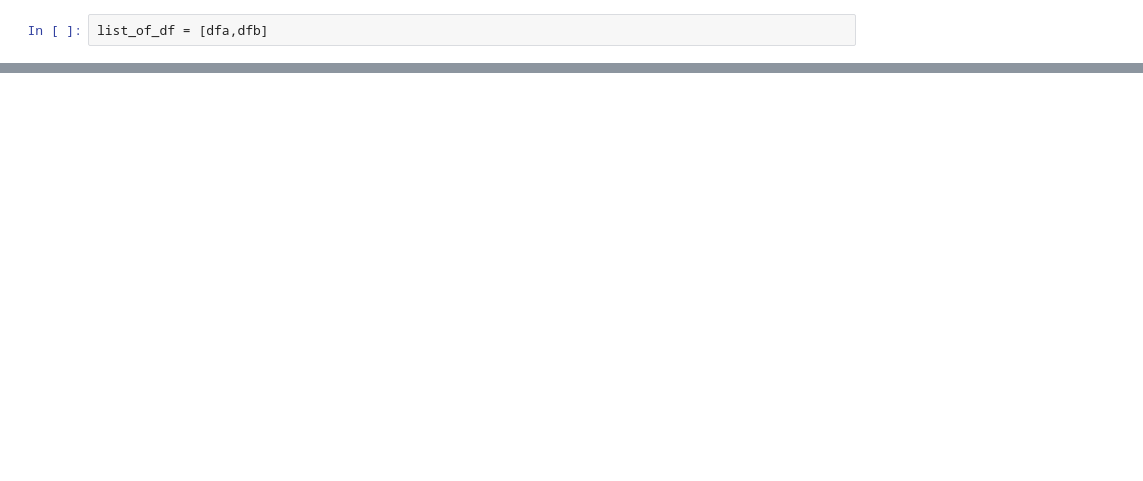
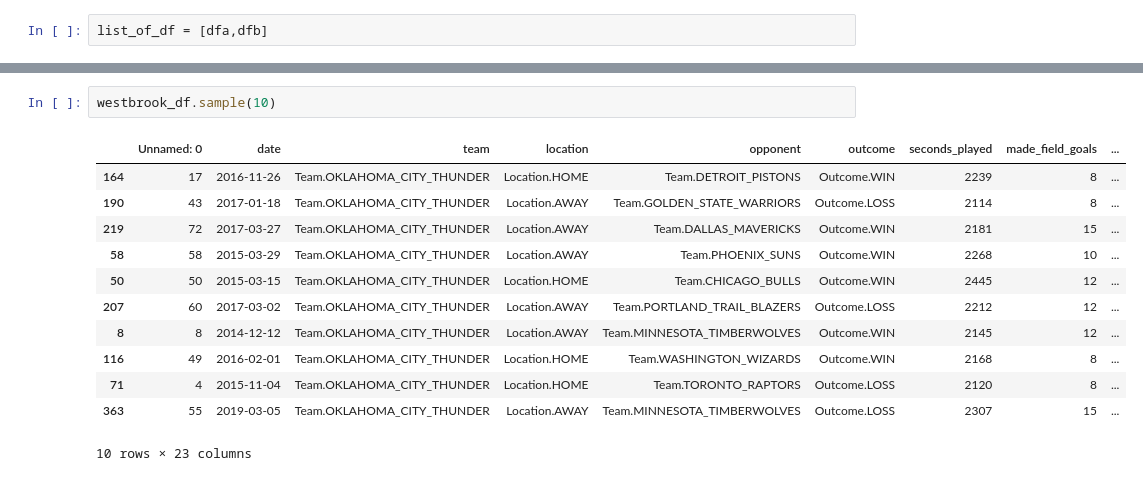
Before and after one commit to ekuo651/NBA-WinLoss-Predictor, a Jupyter notebook: NBA-Scraper.ipynb, the cells around one changed output, grey strips where cells are left out. Saved outputs shown, nothing was run; the diff lists cells and outputs as text; blank space fills up the shorter version.

```diff
--- a/NBA-Scraper.ipynb
+++ b/NBA-Scraper.ipynb
@@ -56,0 +70,15 @@ def all_box_scores(player_id,year_start,year_stop):
+# %%
+westbrook_df.sample(10)
+# %% [output]
+|  | Unnamed: 0 | date | team | location | opponent | outcome | seconds_played | made_field_goals | ... |
+| 164 | 17 | 2016-11-26 | Team.OKLAHOMA_CITY_THUNDER | Location.HOME | Team.DETROIT_PISTONS | Outcome.WIN | 2239 | 8 | ... |
+| 190 | 43 | 2017-01-18 | Team.OKLAHOMA_CITY_THUNDER | Location.AWAY | Team.GOLDEN_STATE_WARRIORS | Outcome.LOSS | 2114 | 8 | ... |
+| 219 | 72 | 2017-03-27 | Team.OKLAHOMA_CITY_THUNDER | Location.AWAY | Team.DALLAS_MAVERICKS | Outcome.WIN | 2181 | 15 | ... |
+| 58 | 58 | 2015-03-29 | Team.OKLAHOMA_CITY_THUNDER | Location.AWAY | Team.PHOENIX_SUNS | Outcome.WIN | 2268 | 10 | ... |
+| 50 | 50 | 2015-03-15 | Team.OKLAHOMA_CITY_THUNDER | Location.HOME | Team.CHICAGO_BULLS | Outcome.WIN | 2445 | 12 | ... |
+| 207 | 60 | 2017-03-02 | Team.OKLAHOMA_CITY_THUNDER | Location.AWAY | Team.PORTLAND_TRAIL_BLAZERS | Outcome.LOSS | 2212 | 12 | ... |
+| 8 | 8 | 2014-12-12 | Team.OKLAHOMA_CITY_THUNDER | Location.AWAY | Team.MINNESOTA_TIMBERWOLVES | Outcome.WIN | 2145 | 12 | ... |
+| 116 | 49 | 2016-02-01 | Team.OKLAHOMA_CITY_THUNDER | Location.HOME | Team.WASHINGTON_WIZARDS | Outcome.WIN | 2168 | 8 | ... |
+| 71 | 4 | 2015-11-04 | Team.OKLAHOMA_CITY_THUNDER | Location.HOME | Team.TORONTO_RAPTORS | Outcome.LOSS | 2120 | 8 | ... |
+| 363 | 55 | 2019-03-05 | Team.OKLAHOMA_CITY_THUNDER | Location.AWAY | Team.MINNESOTA_TIMBERWOLVES | Outcome.LOSS | 2307 | 15 | ... |
+10 rows × 23 columns
```
Also changed, not shown: parts of 14 cells of this notebook.
